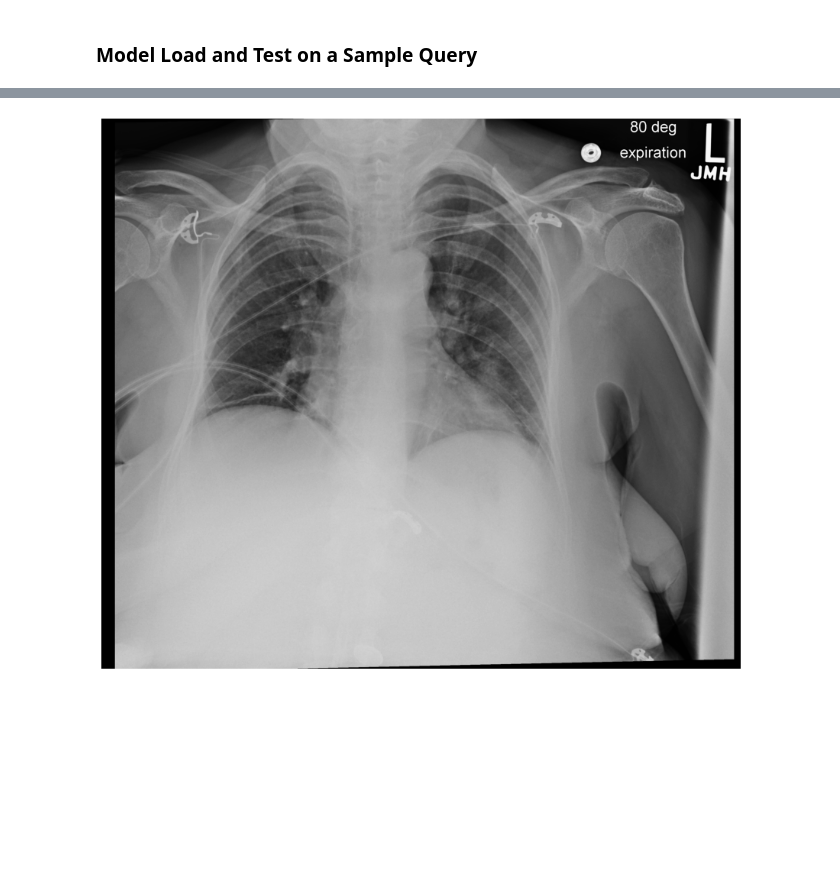
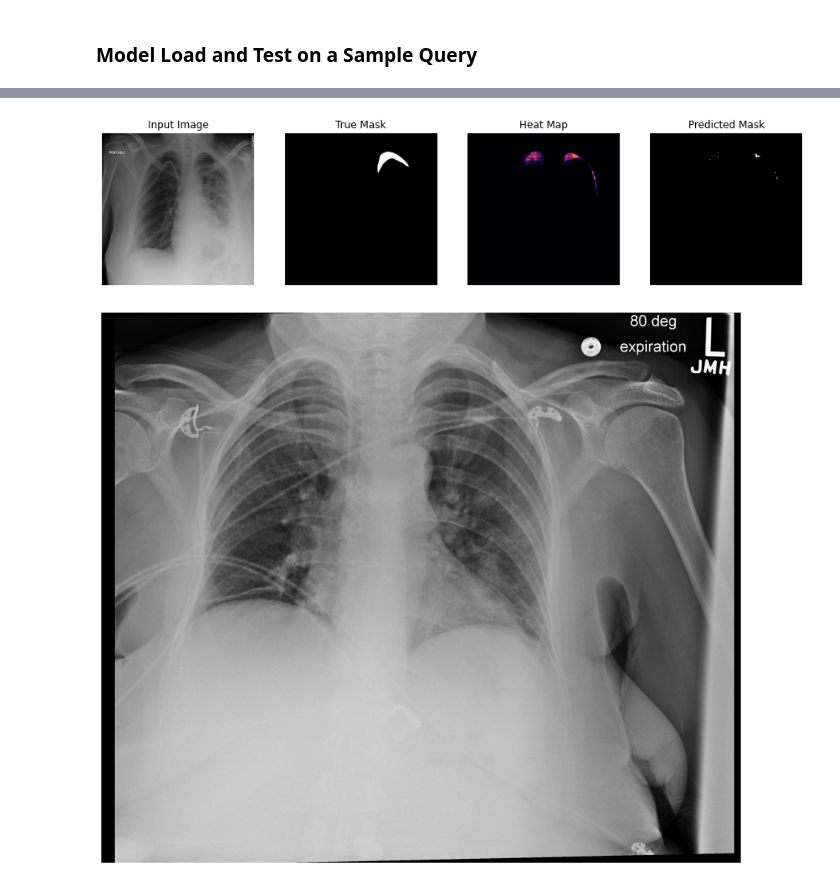
Before and after one commit to stephenbaek/pneumo, a Jupyter notebook: examples/unet.ipynb, the cells around one changed output, grey strips where cells are left out. Drawn from its saved outputs; the diff is of its cells as text; code cells hidden in the pictures; blank space fills up the shorter version.

Commit message:
sample checkpoint

```diff
--- a/examples/unet.ipynb
+++ b/examples/unet.ipynb
@@ -179,5 +183,10 @@ Epoch 1/50
 ### Model Load and Test on a Sample Query
 # %%
 del model
-model = tf.keras.models.load_model("mymodel", custom_objects={'dice':dice, 'loss':loss})
+latest = tf.train.latest_checkpoint("checkpoints")
+model = pneumo.models.UNet()
+model.load_weights(latest)
+
+# model = tf.keras.models.load_model("checkpoints", custom_objects={'dice':pneumo.metrics.dice, 'loss':pneumo.losses.combined_loss})
 show_predictions()
+# %% [output]
@@ -184,3 +194,4 @@ show_predictions()
+[figure, added]
 # %%
 from pathlib import Path
 from pydicom import dcmread
```
Also changed, not shown: parts of 2 cells of this notebook, 3 other files.
